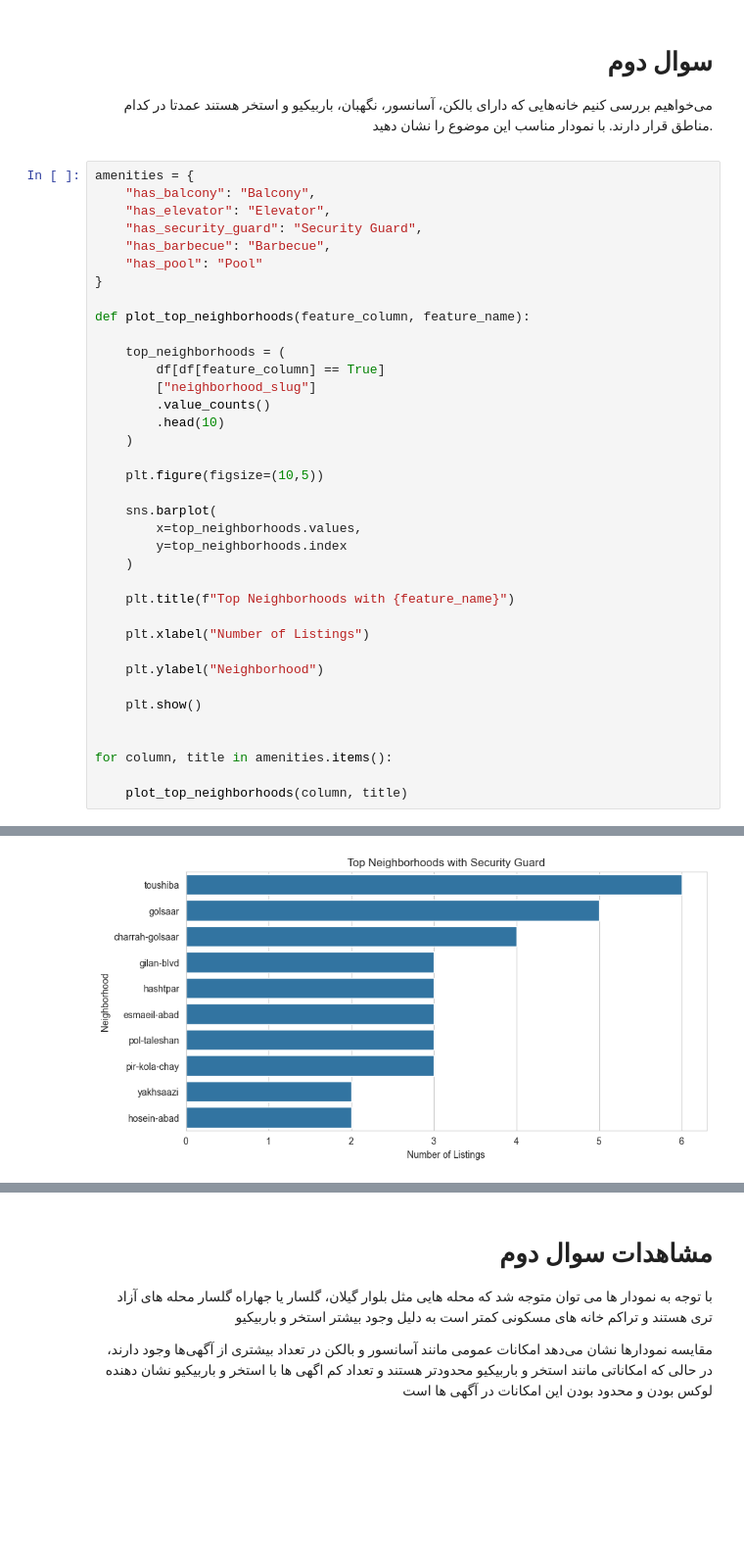
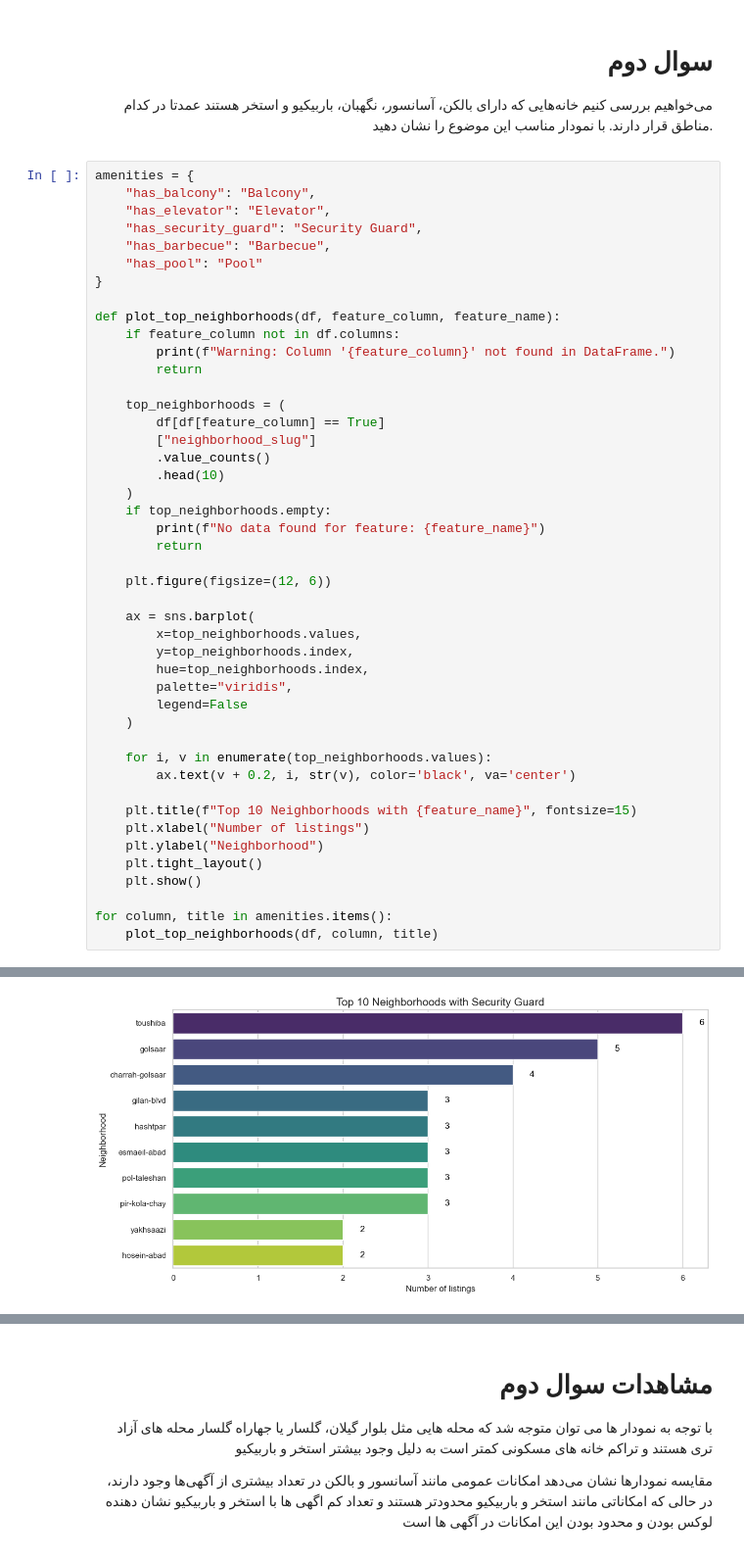
Before and after one commit to MaZiayee/QueraAiBootcamp-TeamProject, a Jupyter notebook: notebooks/1_EDA/Mehdi_Q2_Q9_EDA.ipynb, the cells around one changed output, grey strips where cells are left out. Shown at 98% size. Cells and saved outputs as stored; diff of their text form; blank space fills up the shorter version.

```diff
--- a/notebooks/1_EDA/Mehdi_Q2_Q9_EDA.ipynb
+++ b/notebooks/1_EDA/Mehdi_Q2_Q9_EDA.ipynb
@@ -108,7 +102,10 @@ amenities = {
     "has_pool": "Pool"
 }
 
-def plot_top_neighborhoods(feature_column, feature_name):
+def plot_top_neighborhoods(df, feature_column, feature_name):
+    if feature_column not in df.columns:
+        print(f"Warning: Column '{feature_column}' not found in DataFrame.")
+        return
 
     top_neighborhoods = (
         df[df[feature_column] == True]
@@ -116,24 +113,29 @@ def plot_top_neighborhoods(feature_column, feature_name):
         .value_counts()
         .head(10)
     )
+    if top_neighborhoods.empty:
+        print(f"No data found for feature: {feature_name}")
+        return
 
-    plt.figure(figsize=(10,5))
+    plt.figure(figsize=(12, 6))
 
-    sns.barplot(
+    ax = sns.barplot(
         x=top_neighborhoods.values,
-        y=top_neighborhoods.index
+        y=top_neighborhoods.index,
+        hue=top_neighborhoods.index,
+        palette="viridis",
+        legend=False
     )
 
-    plt.title(f"Top Neighborhoods with {feature_name}")
+    for i, v in enumerate(top_neighborhoods.values):
+        ax.text(v + 0.2, i, str(v), color='black', va='center')
 
-    plt.xlabel("Number of Listings")
-
+    plt.title(f"Top 10 Neighborhoods with {feature_name}", fontsize=15)
+    plt.xlabel("Number of listings")
     plt.ylabel("Neighborhood")
-
+    plt.tight_layout()
     plt.show()
 
-
 for column, title in amenities.items():
-
-    plot_top_neighborhoods(column, title)
+    plot_top_neighborhoods(df, column, title)
 # %% [output]
@@ -142 +144 @@ for column, title in amenities.items():
-[figure, old version]
+[figure, new version]
```
Also changed, not shown: parts of 4 cells of this notebook, 1 other file.
